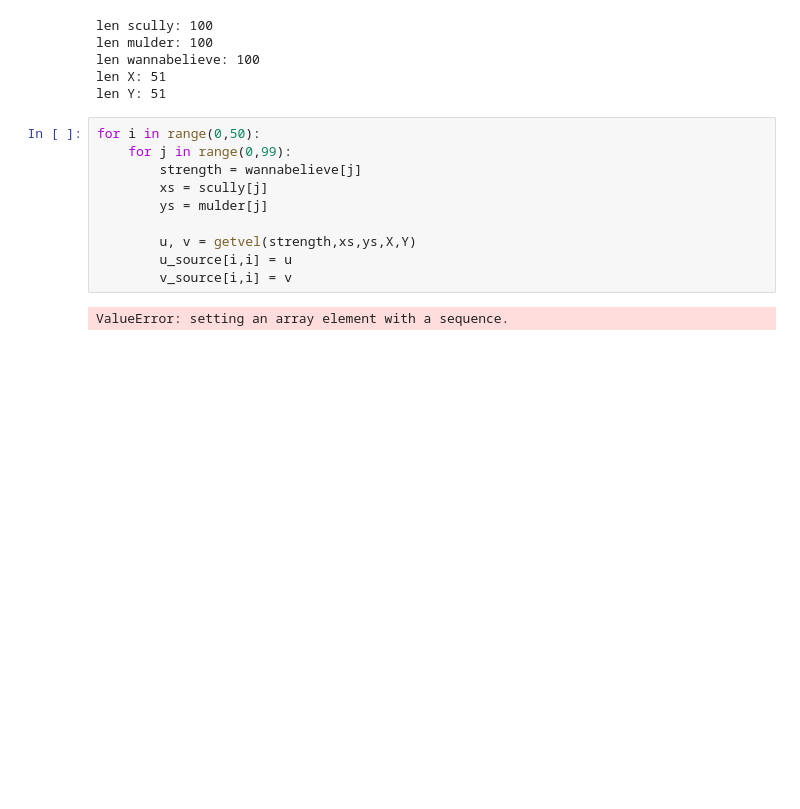
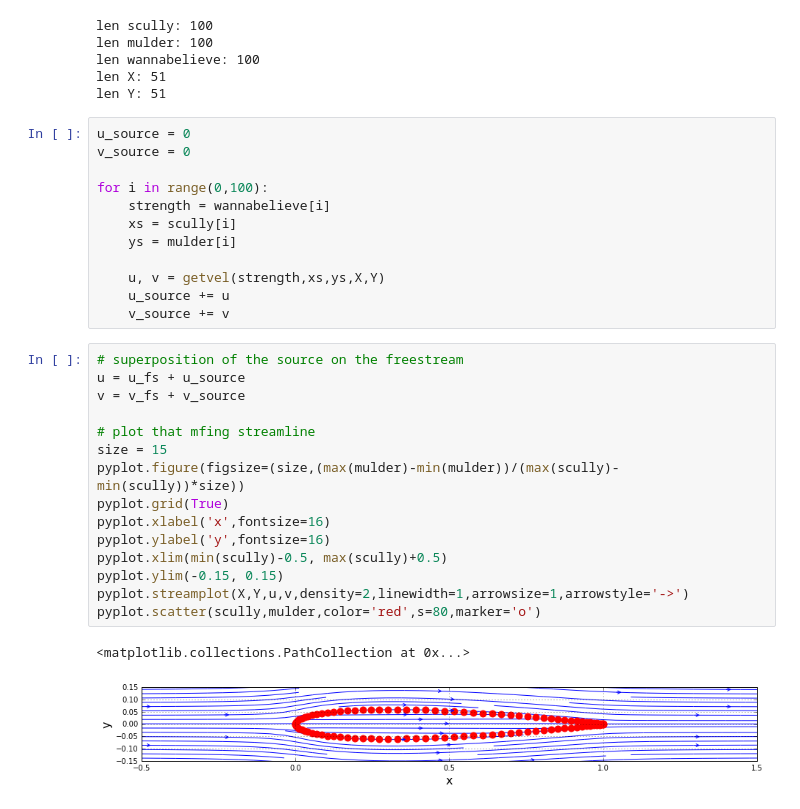
Before and after one commit to lpgleaves/mae6226-workspace, a Jupyter notebook: assignments/assignment-01.ipynb, the cells around one changed output. Drawn from its saved outputs; the diff is of its cells as text; blank space fills up the shorter version.

```diff
--- a/assignments/assignment-01.ipynb
+++ b/assignments/assignment-01.ipynb
@@ -85,14 +85,32 @@ len wannabelieve: 100
 len X: 51
 len Y: 51
 # %%
-for i in range(0,50):
-    for j in range(0,99):
-        strength = wannabelieve[j]
-        xs = scully[j]
-        ys = mulder[j]
+u_source = 0
+v_source = 0
 
-        u, v = getvel(strength,xs,ys,X,Y)
-        u_source[i,i] = u
-        v_source[i,i] = v
+for i in range(0,100):
+    strength = wannabelieve[i]
+    xs = scully[i]
+    ys = mulder[i]
+
+    u, v = getvel(strength,xs,ys,X,Y)
+    u_source += u
+    v_source += v
-# %% [output]
-ValueError: setting an array element with a sequence.
+# %%
+# superposition of the source on the freestream
+u = u_fs + u_source
+v = v_fs + v_source
+
+# plot that mfing streamline
+size = 15
+pyplot.figure(figsize=(size,(max(mulder)-min(mulder))/(max(scully)-min(scully))*size))
+pyplot.grid(True)
+pyplot.xlabel('x',fontsize=16)
+pyplot.ylabel('y',fontsize=16)
+pyplot.xlim(min(scully)-0.5, max(scully)+0.5)
+pyplot.ylim(-0.15, 0.15)
+pyplot.streamplot(X,Y,u,v,density=2,linewidth=1,arrowsize=1,arrowstyle='->')
+pyplot.scatter(scully,mulder,color='red',s=80,marker='o')
+# %% [output]
+<matplotlib.collections.PathCollection at 0x...>
+[figure, added]
```
